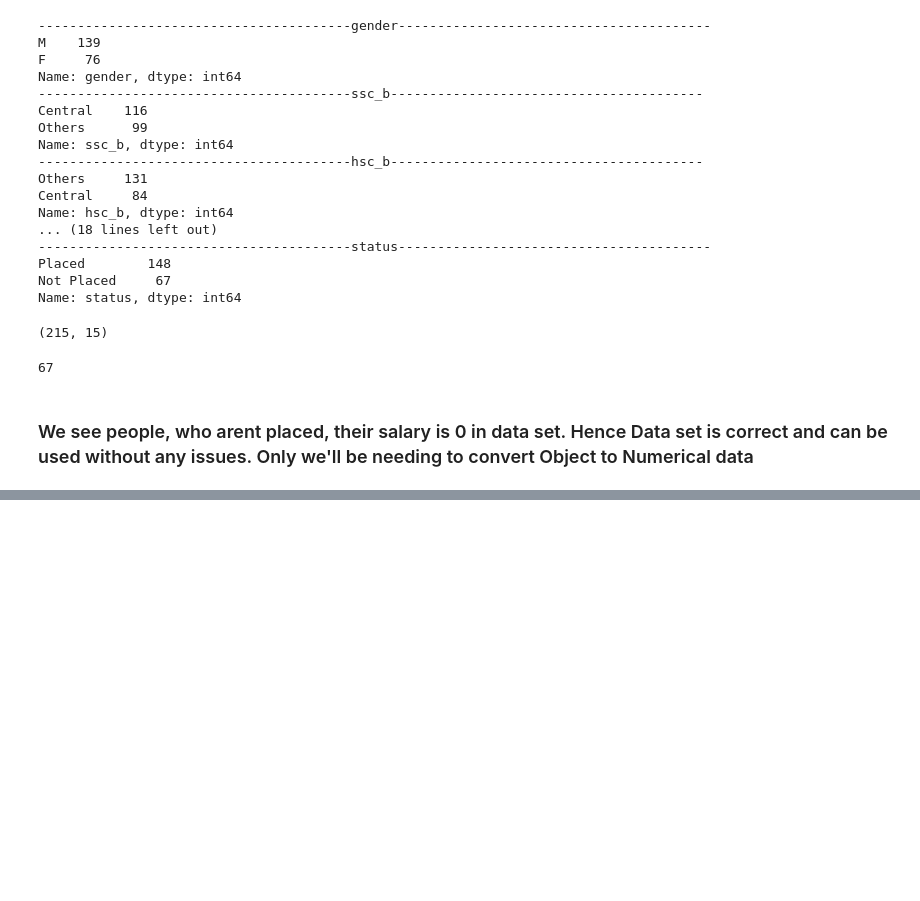
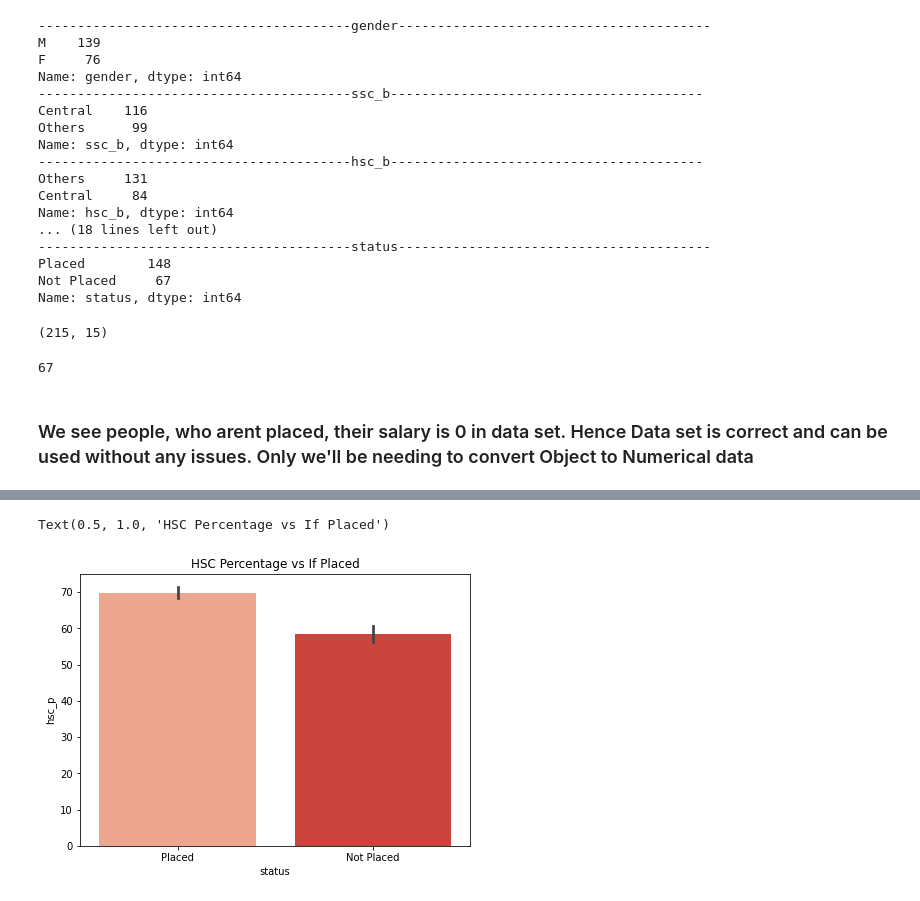
Before and after one commit to SahilChachra/Campus-Placement-Prediction, a Jupyter notebook: Campus-Placement-Pred.ipynb, the cells around one changed output, grey strips where cells are left out. Saved outputs shown, nothing was run; the diff lists cells and outputs as text; code cells hidden in the pictures; blank space fills up the shorter version.

```diff
--- a/Campus-Placement-Pred.ipynb
+++ b/Campus-Placement-Pred.ipynb
@@ -75,0 +103,7 @@ x['salary'].isna().sum()
+# %%
+plt.figure(figsize=(7,5))
+sns.barplot(x='status',y='hsc_p', data=data, palette='Reds')
+plt.title('HSC Percentage vs If Placed')
+# %% [output]
+Text(0.5, 1.0, 'HSC Percentage vs If Placed')
+[figure, added]
```
Also changed, not shown: parts of 23 cells of this notebook.
